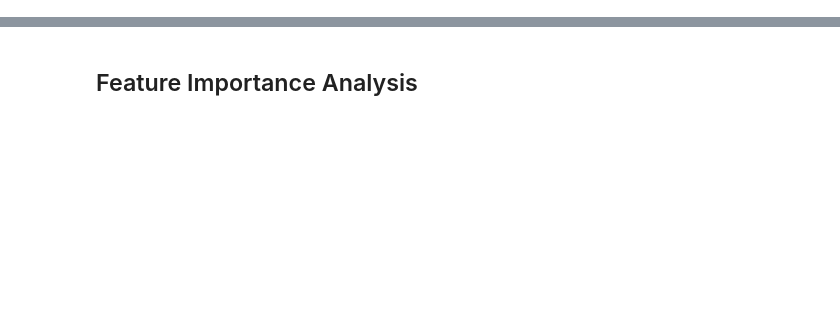
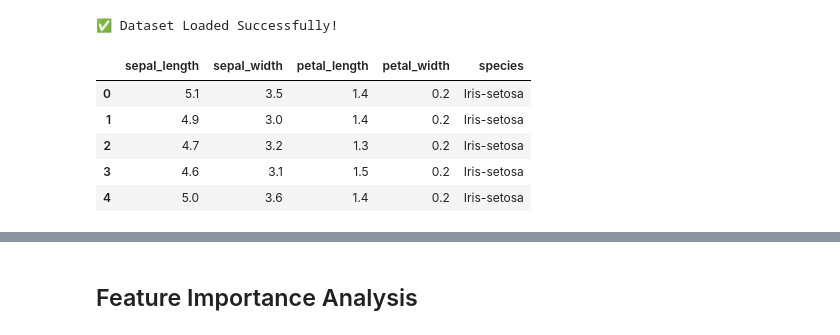
Before and after one commit to MALLAMPOLAIAHGANESH/CODSOFT-, a Jupyter notebook: IRIS_prediction.ipynb, the cells around one changed output, grey strips where cells are left out. Drawn from its saved outputs; the diff is of its cells as text; code cells hidden in the pictures; blank space fills up the shorter version.

```diff
--- a/IRIS_prediction.ipynb
+++ b/IRIS_prediction.ipynb
@@ -319,0 +35,18 @@ Random Forest:
+# %%
+# Load the dataset
+try:
+    df = pd.read_csv("IRIS_dataset.csv")
+    print("✅ Dataset Loaded Successfully!")
+except FileNotFoundError:
+    print("❌ Error: 'IRIS_dataset.csv' not found. Please ensure the file is in the same directory.")
+
+# Display first 5 rows
+df.head()
+# %% [output]
+✅ Dataset Loaded Successfully!
+|  | sepal_length | sepal_width | petal_length | petal_width | species |
+| 0 | 5.1 | 3.5 | 1.4 | 0.2 | Iris-setosa |
+| 1 | 4.9 | 3.0 | 1.4 | 0.2 | Iris-setosa |
+| 2 | 4.7 | 3.2 | 1.3 | 0.2 | Iris-setosa |
+| 3 | 4.6 | 3.1 | 1.5 | 0.2 | Iris-setosa |
+| 4 | 5.0 | 3.6 | 1.4 | 0.2 | Iris-setosa |
```
Also changed, not shown: parts of 46 cells of this notebook.
